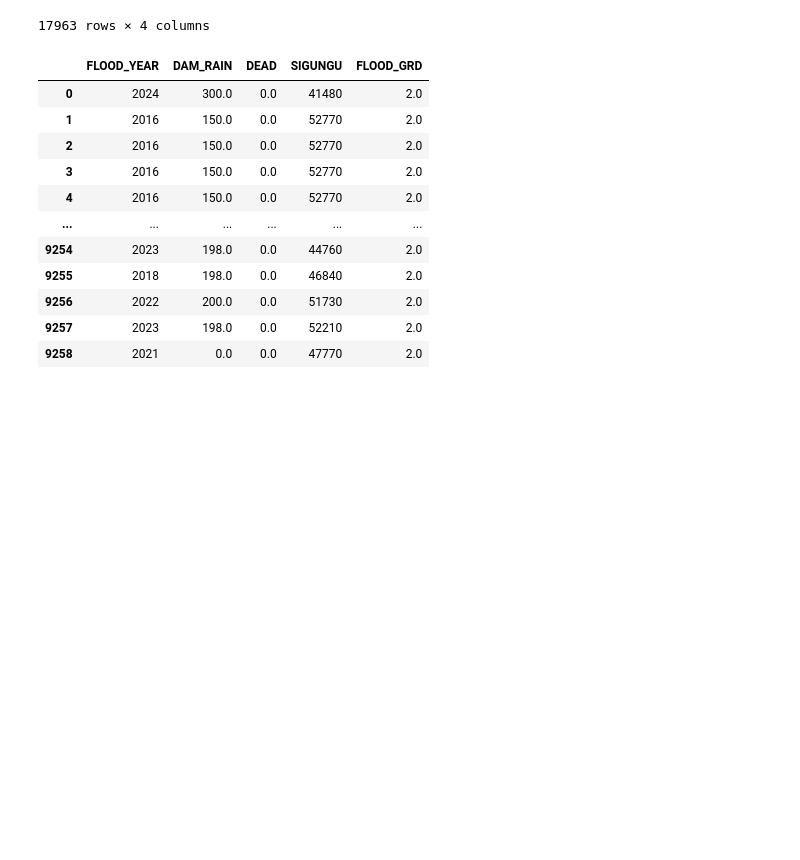
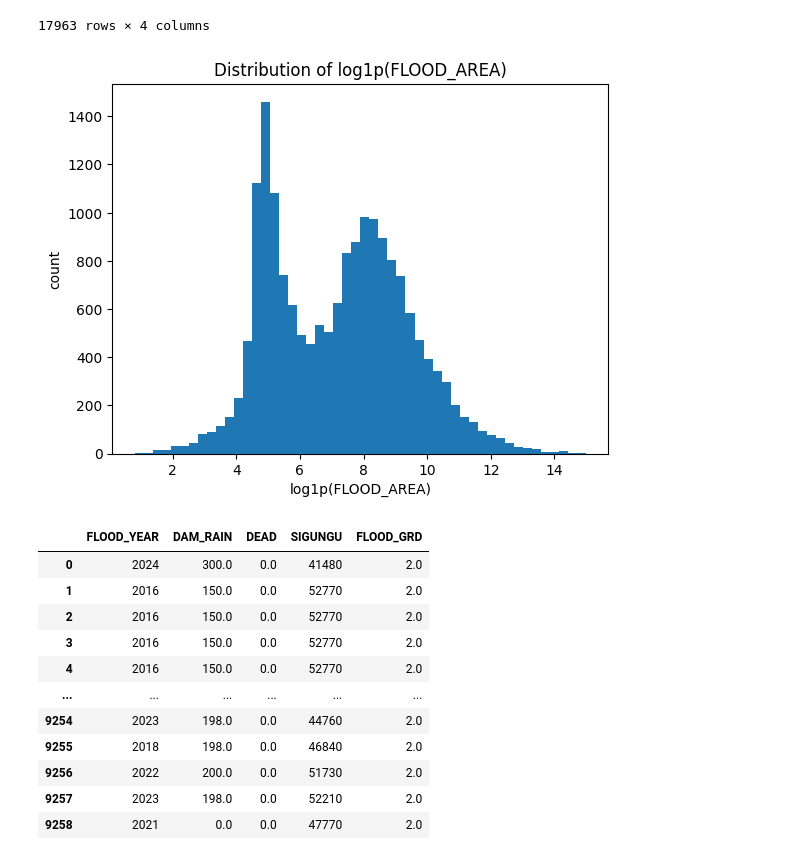
Before and after one commit to Encore-SKN-24/ML_MINI_5TEAM, a Jupyter notebook: src/features/kmj/data_visualization.ipynb, the cells around one changed output. Drawn from its saved outputs; the diff is of its cells as text; code cells hidden in the pictures; blank space fills up the shorter version.

```diff
--- a/src/features/kmj/data_visualization.ipynb
+++ b/src/features/kmj/data_visualization.ipynb
@@ -2,6 +2,11 @@
 import numpy as np
 import pandas as pd
 import matplotlib.pyplot as plt
+# %%
+import matplotlib.pyplot as plt
+
+plt.rcParams['font.family'] = 'Malgun Gothic'   # 윈도우 한글 폰트
+plt.rcParams['axes.unicode_minus'] = False      # 마이너스 깨짐 방지
 # %%
 df_area = pd.read_csv("../../../data/processed/area.csv")
 df_area.head()
@@ -30,6 +35,16 @@ df_flood_area
 | 17961 | 44790 | 2022 | 8 | 708.8000 |
 | 17962 | 44790 | 2022 | 8 | 1531.0000 |
 17963 rows × 4 columns
+# %%
+import numpy as np
+import matplotlib.pyplot as plt
+
+plt.hist(np.log1p(df_flood_area['FLOOD_AREA']), bins=50)
+plt.title('Distribution of log1p(FLOOD_AREA)')
+plt.xlabel('log1p(FLOOD_AREA)'); plt.ylabel('count')
+plt.show()
+# %% [output]
+[figure, added]
 # %%
 df_flooding_disaster = pd.read_csv("../../../data/processed/Flooding_Disaster.csv")
 df_flooding_disaster
```
Also changed, not shown: parts of 7 cells of this notebook, 6 other files.
